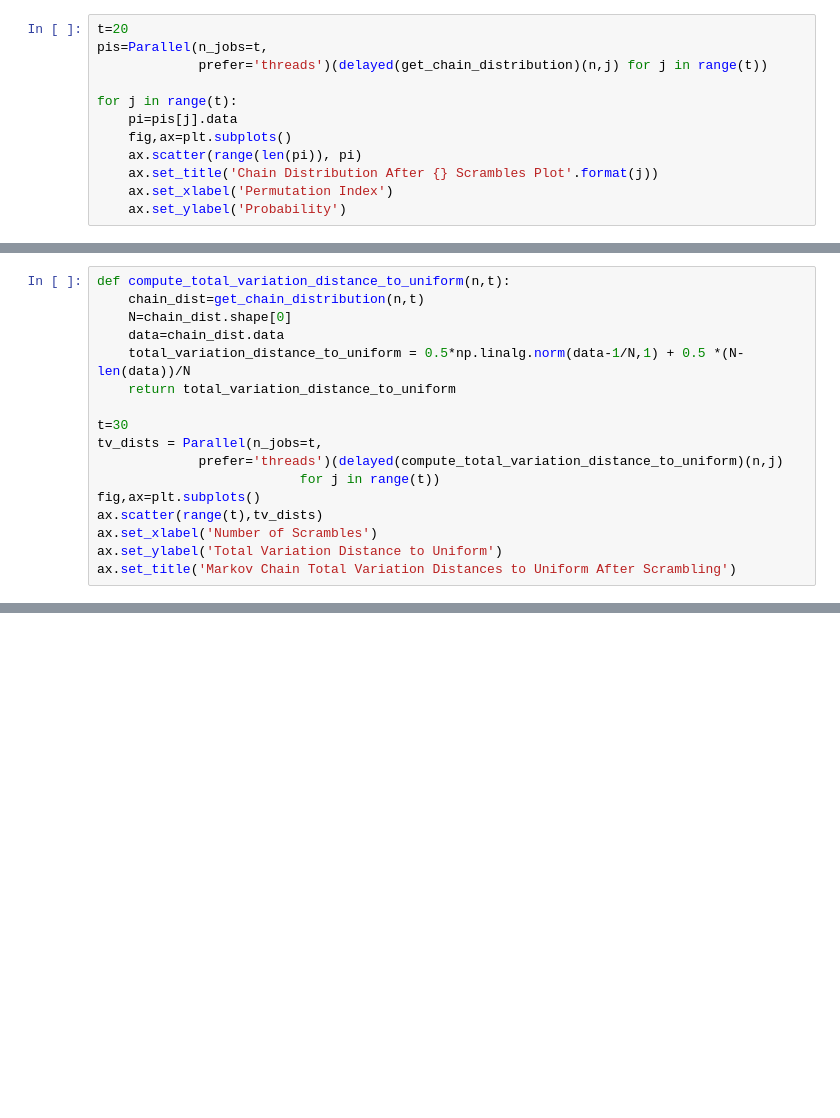
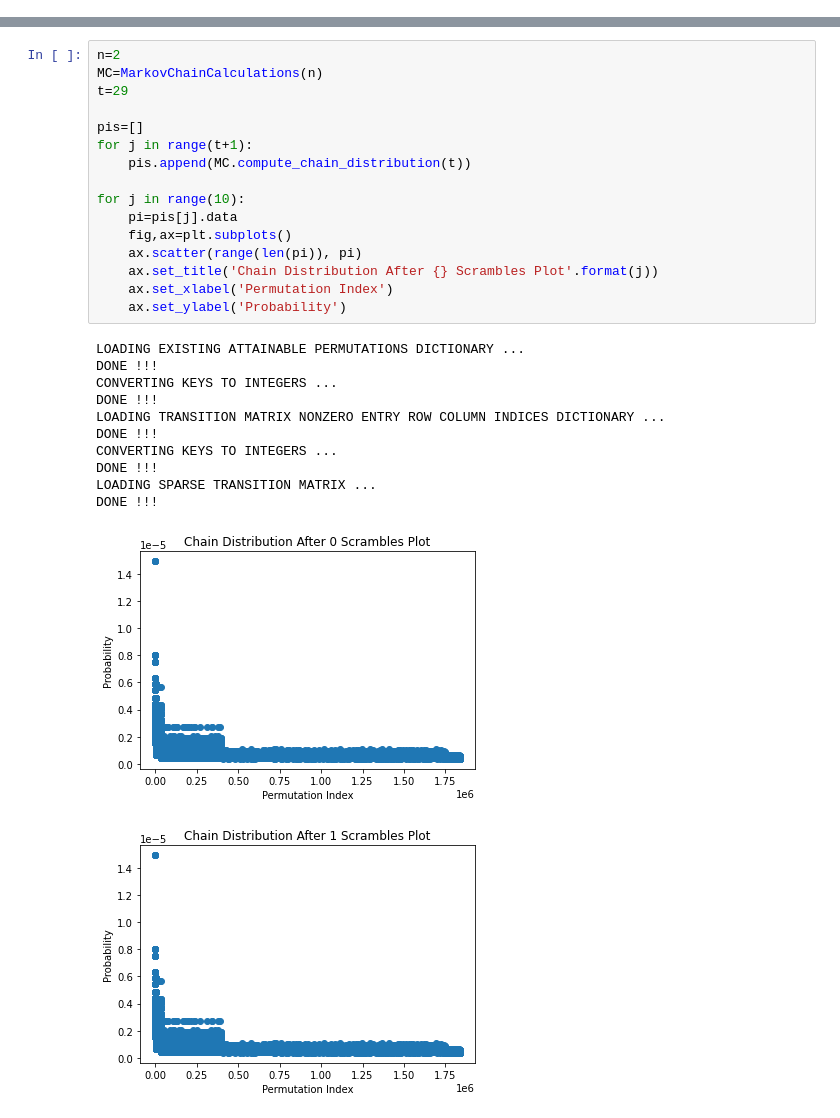
Before and after one commit to vskaush2/RubiksCubeMarkovChain, a Jupyter notebook: RubiksCubeMarkovChainDemo.ipynb, the cells around one changed output, grey strips where cells are left out. Drawn from its saved outputs; the diff is of its cells as text; blank space fills up the shorter version.

Commit message:
Converted Python Methods to Classes; updated requirements.txt and RubiksCubeMarkovChainDemo.ipynb

```diff
--- a/RubiksCubeMarkovChainDemo.ipynb
+++ b/RubiksCubeMarkovChainDemo.ipynb
@@ -476,12 +0,0 @@ For even values of $t,$ we conjecture that $\pi_t(\mathbf{Id}_{6n^2}) > \pi_t(g)
-# %%
-t=20
-pis=Parallel(n_jobs=t,
-             prefer='threads')(delayed(get_chain_distribution)(n,j) for j in range(t))
-
-for j in range(t):
-    pi=pis[j].data
-    fig,ax=plt.subplots()
-    ax.scatter(range(len(pi)), pi)
-    ax.set_title('Chain Distribution After {} Scrambles Plot'.format(j))
-    ax.set_xlabel('Permutation Index')
-    ax.set_ylabel('Probability')
@@ -508,17 +0,0 @@ We show a plot of the total variation distances for $t \le 29.$ There is all the
-# %%
-def compute_total_variation_distance_to_uniform(n,t):
-    chain_dist=get_chain_distribution(n,t)
-    N=chain_dist.shape[0]
-    data=chain_dist.data
-    total_variation_distance_to_uniform = 0.5*np.linalg.norm(data-1/N,1) + 0.5 *(N-len(data))/N
-    return total_variation_distance_to_uniform
-
-t=30
-tv_dists = Parallel(n_jobs=t,
-             prefer='threads')(delayed(compute_total_variation_distance_to_uniform)(n,j)
-                          for j in range(t))
-fig,ax=plt.subplots()
-ax.scatter(range(t),tv_dists)
-ax.set_xlabel('Number of Scrambles')
-ax.set_ylabel('Total Variation Distance to Uniform')
-ax.set_title('Markov Chain Total Variation Distances to Uniform After Scrambling')
@@ -527,0 +221,29 @@ Text(0.5, 1.0, 'Markov Chain Total Variation Distances to Uniform After Scrambli
+# %%
+n=2
+MC=MarkovChainCalculations(n)
+t=29
+
+pis=[]
+for j in range(t+1):
+    pis.append(MC.compute_chain_distribution(t))
+
+for j in range(10):
+    pi=pis[j].data
+    fig,ax=plt.subplots()
+    ax.scatter(range(len(pi)), pi)
+    ax.set_title('Chain Distribution After {} Scrambles Plot'.format(j))
+    ax.set_xlabel('Permutation Index')
+    ax.set_ylabel('Probability')
+# %% [output]
+LOADING EXISTING ATTAINABLE PERMUTATIONS DICTIONARY ...
+DONE !!!
+CONVERTING KEYS TO INTEGERS ...
+DONE !!!
+LOADING TRANSITION MATRIX NONZERO ENTRY ROW COLUMN INDICES DICTIONARY ...
+DONE !!!
+CONVERTING KEYS TO INTEGERS ...
+DONE !!!
+LOADING SPARSE TRANSITION MATRIX ...
+DONE !!!
+[figure, added]
+[figure, added]
```
Also changed, not shown: parts of 38 cells of this notebook, 6 other files.
